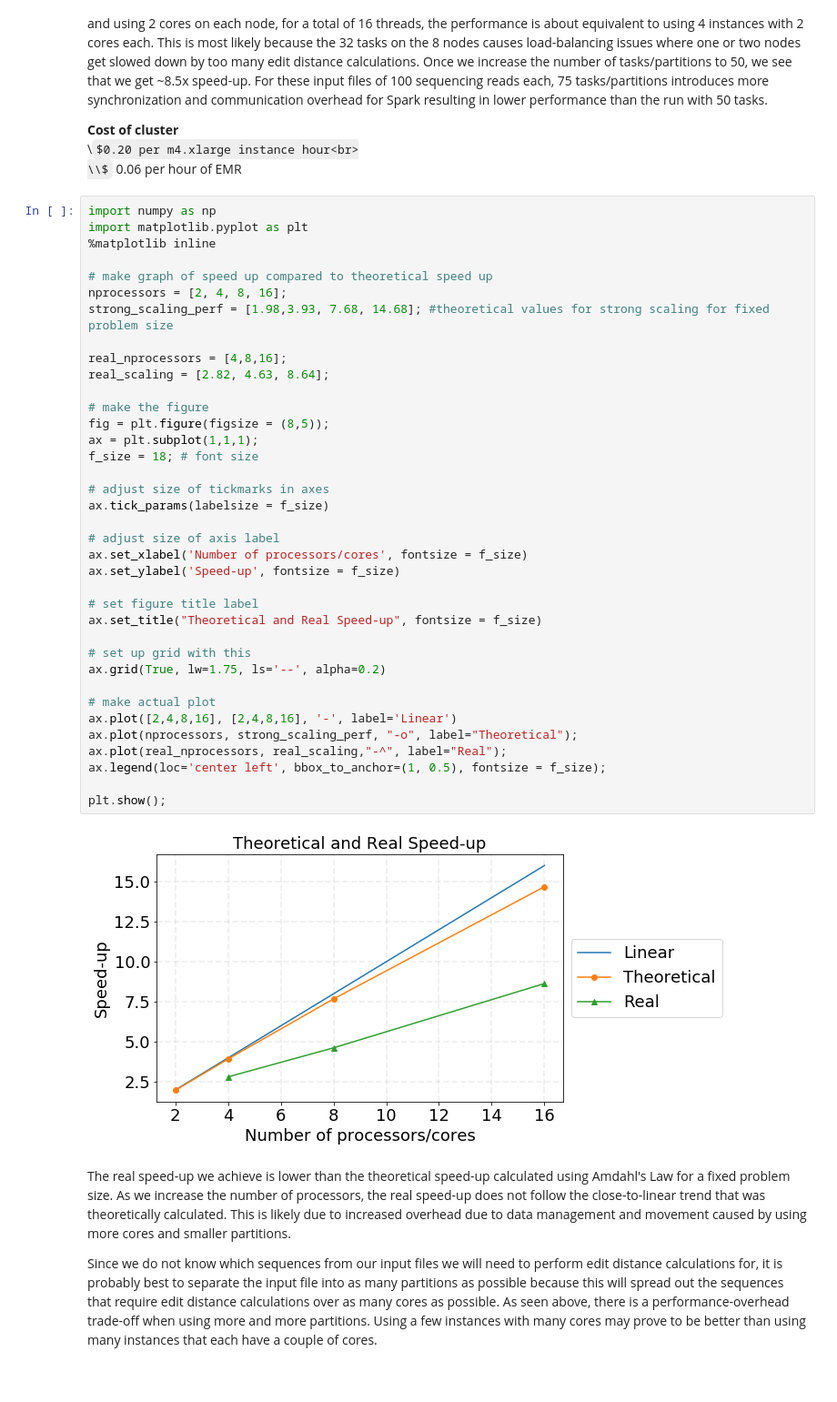
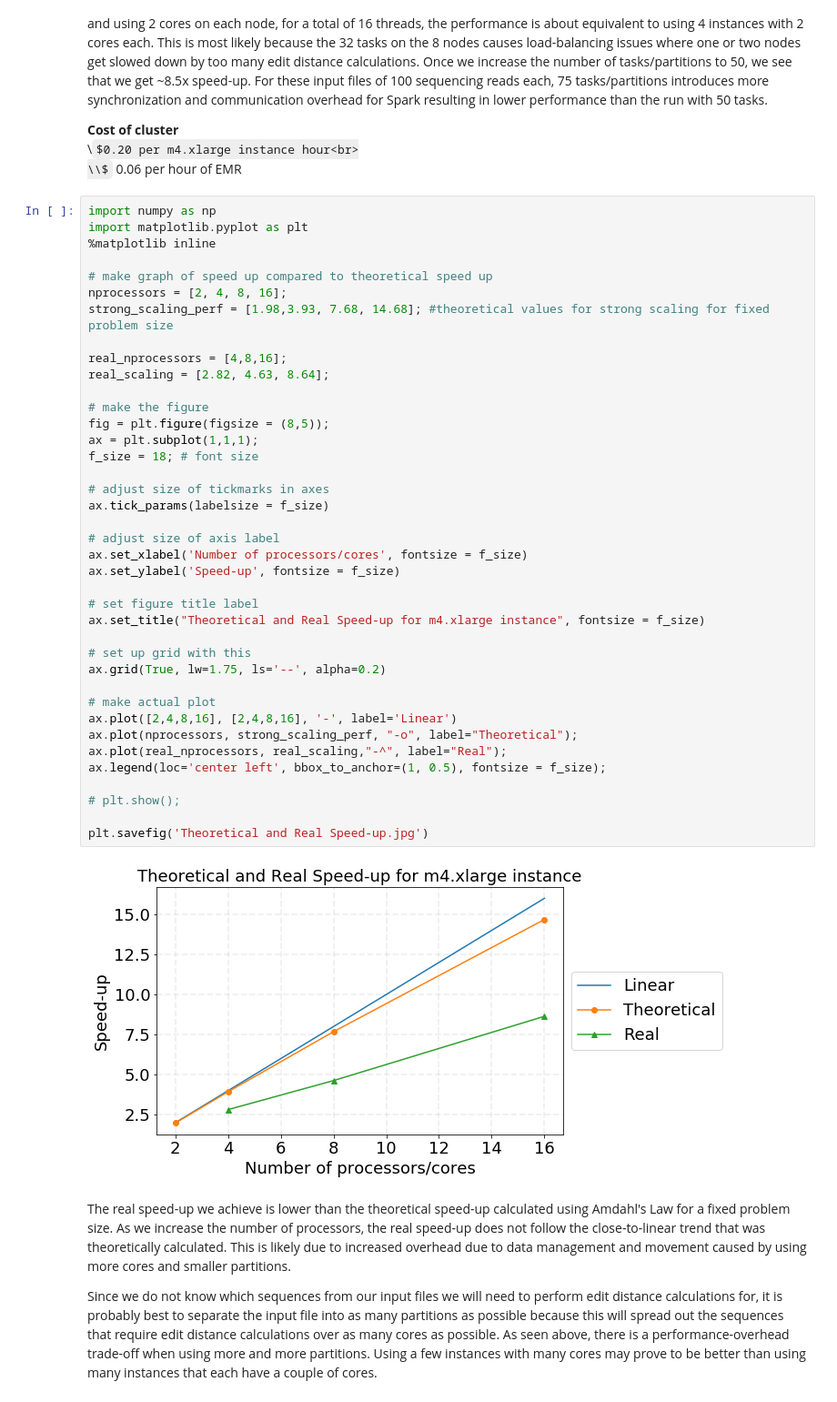
Before and after one commit to The-Algorithmic-Hedgehogs/pacs, a Jupyter notebook: spark_code/spark_code_development_log.ipynb, the cells around one changed output. Shown at 91% size. Cells and saved outputs as stored; diff of their text form; some formulas as TeX source.

Commit message:
created graph of theoretical vs real speed-up

```diff
--- a/spark_code/spark_code_development_log.ipynb
+++ b/spark_code/spark_code_development_log.ipynb
@@ -78,36 +78,38 @@ import matplotlib.pyplot as plt
 nprocessors = [2, 4, 8, 16];
 strong_scaling_perf = [1.98,3.93, 7.68, 14.68]; #theoretical values for strong scaling for fixed problem size
 
 real_nprocessors = [4,8,16];
 real_scaling = [2.82, 4.63, 8.64];
 
 # make the figure
 fig = plt.figure(figsize = (8,5));
 ax = plt.subplot(1,1,1);
 f_size = 18; # font size
 
 # adjust size of tickmarks in axes
 ax.tick_params(labelsize = f_size)
 
 # adjust size of axis label
 ax.set_xlabel('Number of processors/cores', fontsize = f_size)
 ax.set_ylabel('Speed-up', fontsize = f_size)
 
 # set figure title label
-ax.set_title("Theoretical and Real Speed-up", fontsize = f_size)
+ax.set_title("Theoretical and Real Speed-up for m4.xlarge instance", fontsize = f_size)
 
 # set up grid with this
 ax.grid(True, lw=1.75, ls='--', alpha=0.2)
 
 # make actual plot
 ax.plot([2,4,8,16], [2,4,8,16], '-', label='Linear')
 ax.plot(nprocessors, strong_scaling_perf, "-o", label="Theoretical");
 ax.plot(real_nprocessors, real_scaling,"-^", label="Real");
 ax.legend(loc='center left', bbox_to_anchor=(1, 0.5), fontsize = f_size);
 
-plt.show();
+# plt.show();
+
+plt.savefig('Theoretical and Real Speed-up.jpg')
 # %% [output]
-[figure, old version]
+[figure, new version]
 # %% [markdown]
 The real speed-up we achieve is lower than the theoretical speed-up calculated using Amdahl's Law for a fixed problem size. As we increase the number of processors, the real speed-up does not follow the close-to-linear trend that was theoretically calculated. This is likely due to increased overhead due to data management and movement caused by using more cores and smaller partitions.
 
```
Also changed, not shown: parts of 1 cell of this notebook, 1 other file.
